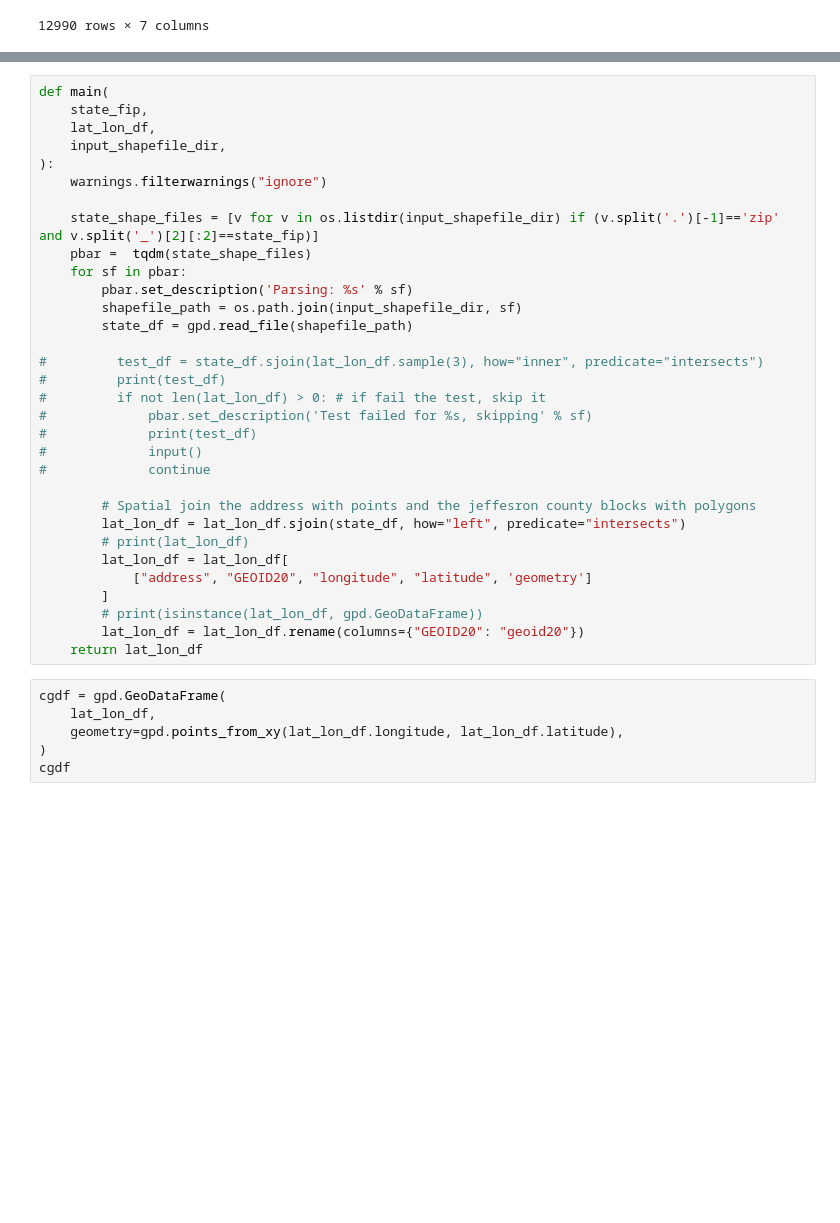
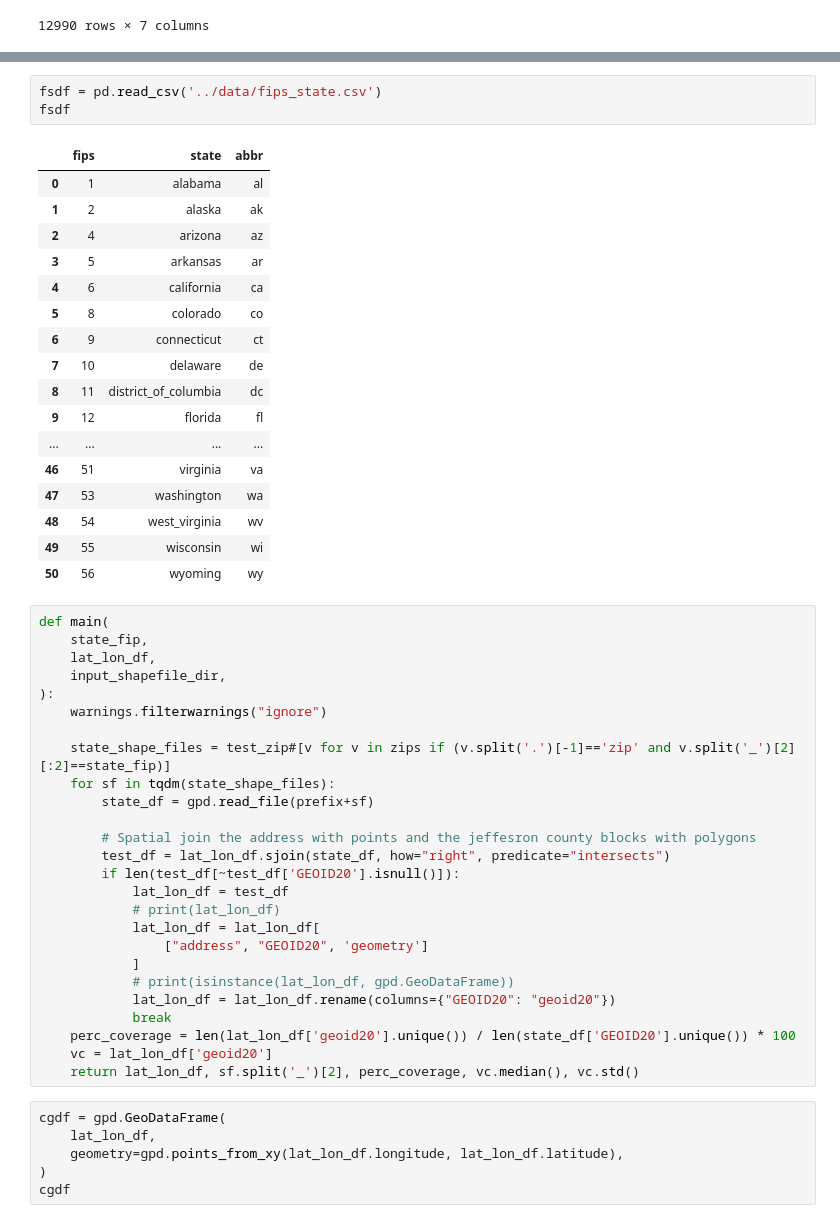
Before and after one commit to uva-bi-sdad/national_address_database, a Jupyter notebook: code/2023-06-19 spatial join address to shape files check.ipynb, the cells around one changed output, grey strips where cells are left out. Drawn from its saved outputs; the diff is of its cells as text; blank space fills up the shorter version.

```diff
--- a/code/2023-06-19 spatial join address to shape files check.ipynb
+++ b/code/2023-06-19 spatial join address to shape files check.ipynb
@@ -62,3 +68,24 @@ state_shape_files
+# %%
+fsdf = pd.read_csv('../data/fips_state.csv')
+fsdf
+# %% [output]
+|  | fips | state | abbr |
+| 0 | 1 | alabama | al |
+| 1 | 2 | alaska | ak |
+| 2 | 4 | arizona | az |
+| 3 | 5 | arkansas | ar |
+| 4 | 6 | california | ca |
+| 5 | 8 | colorado | co |
+| 6 | 9 | connecticut | ct |
+| 7 | 10 | delaware | de |
+| 8 | 11 | district_of_columbia | dc |
+| 9 | 12 | florida | fl |
+| ... | ... | ... | ... |
+| 46 | 51 | virginia | va |
+| 47 | 53 | washington | wa |
+| 48 | 54 | west_virginia | wv |
+| 49 | 55 | wisconsin | wi |
+| 50 | 56 | wyoming | wy |
 # %%
 def main(
     state_fip,
@@ -67,30 +94,24 @@ def main(
 ):
     warnings.filterwarnings("ignore")
 
-    state_shape_files = [v for v in os.listdir(input_shapefile_dir) if (v.split('.')[-1]=='zip' and v.split('_')[2][:2]==state_fip)]
-    pbar =  tqdm(state_shape_files)
-    for sf in pbar:
-        pbar.set_description('Parsing: %s' % sf)
-        shapefile_path = os.path.join(input_shapefile_dir, sf)
-        state_df = gpd.read_file(shapefile_path)
-
-#         test_df = state_df.sjoin(lat_lon_df.sample(3), how="inner", predicate="intersects")
-#         print(test_df)
-#         if not len(lat_lon_df) > 0: # if fail the test, skip it
-#             pbar.set_description('Test failed for %s, skipping' % sf)
-#             print(test_df)
-#             input()
-#             continue
+    state_shape_files = test_zip#[v for v in zips if (v.split('.')[-1]=='zip' and v.split('_')[2][:2]==state_fip)]
+    for sf in tqdm(state_shape_files):
+        state_df = gpd.read_file(prefix+sf)
 
         # Spatial join the address with points and the jeffesron county blocks with polygons
-        lat_lon_df = lat_lon_df.sjoin(state_df, how="left", predicate="intersects")
-        # print(lat_lon_df)
-        lat_lon_df = lat_lon_df[
-            ["address", "GEOID20", "longitude", "latitude", 'geometry']
-        ]
-        # print(isinstance(lat_lon_df, gpd.GeoDataFrame))
-        lat_lon_df = lat_lon_df.rename(columns={"GEOID20": "geoid20"})
-    return lat_lon_df
+        test_df = lat_lon_df.sjoin(state_df, how="right", predicate="intersects")
+        if len(test_df[~test_df['GEOID20'].isnull()]):
+            lat_lon_df = test_df
+            # print(lat_lon_df)
+            lat_lon_df = lat_lon_df[
+                ["address", "GEOID20", 'geometry']
+            ]
+            # print(isinstance(lat_lon_df, gpd.GeoDataFrame))
+            lat_lon_df = lat_lon_df.rename(columns={"GEOID20": "geoid20"})
+            break
+    perc_coverage = len(lat_lon_df['geoid20'].unique()) / len(state_df['GEOID20'].unique()) * 100
+    vc = lat_lon_df['geoid20']
+    return lat_lon_df, sf.split('_')[2], perc_coverage, vc.median(), vc.std()
 # %%
 cgdf = gpd.GeoDataFrame(
     lat_lon_df,
```
Also changed, not shown: parts of 13 cells of this notebook, 2 other files.
